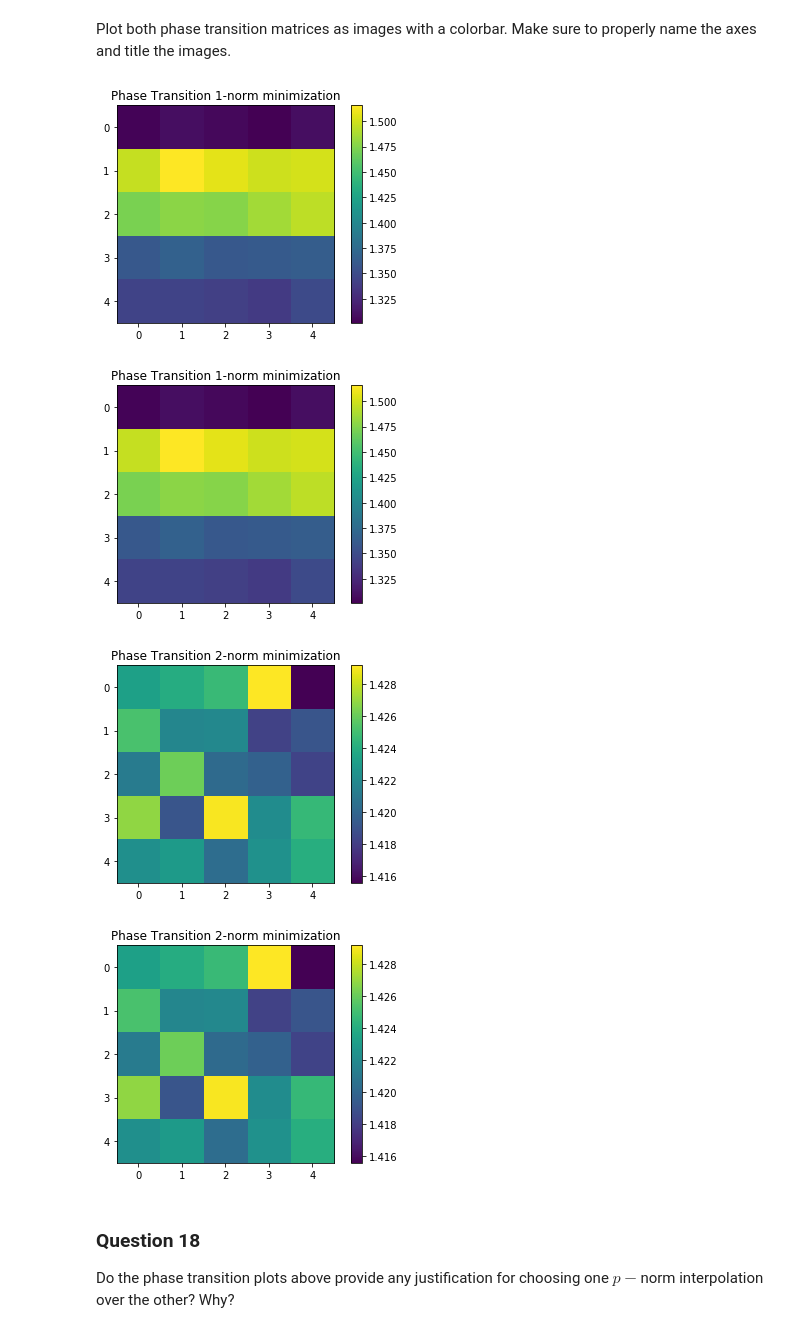
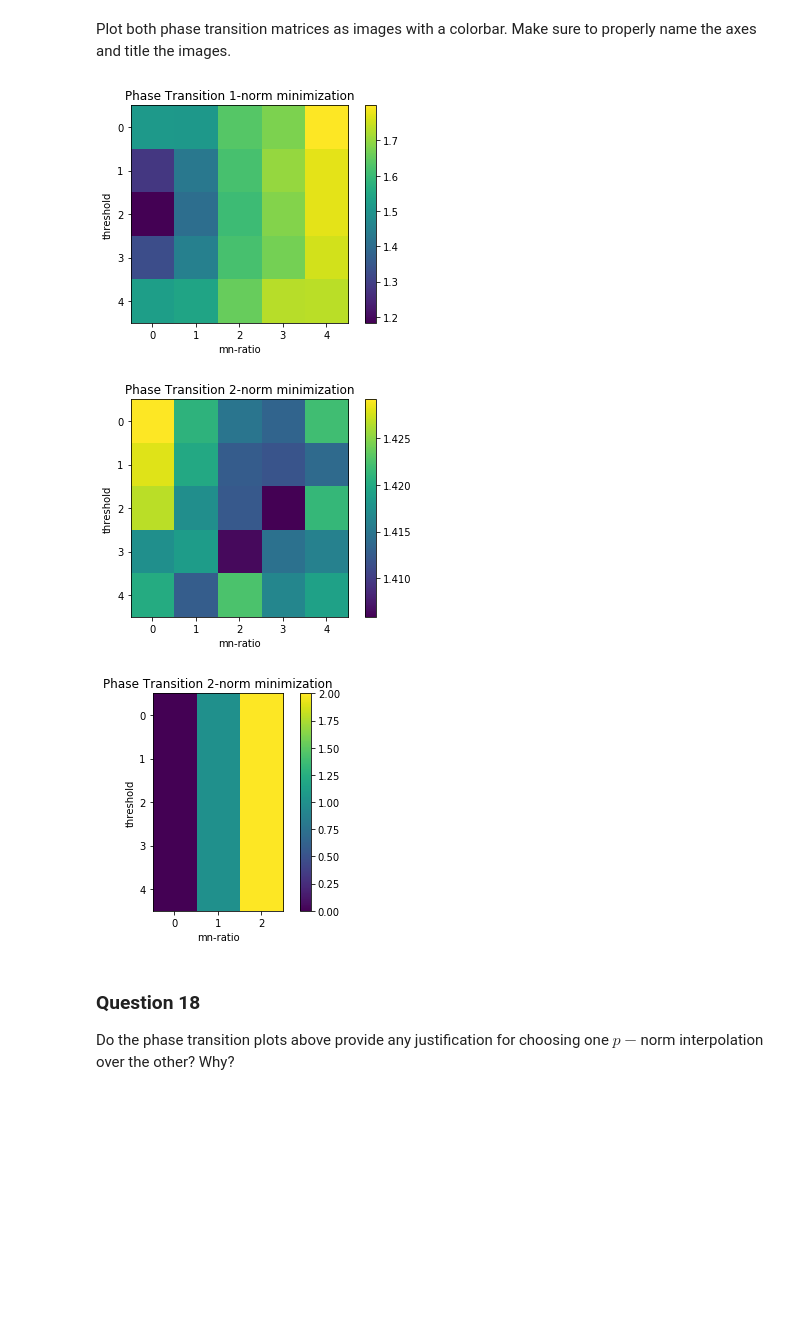
Before and after one commit to senakicir/ntds_project, a Jupyter notebook: 4_graph_signal_processing.ipynb, the cells around one changed output. Saved outputs shown, nothing was run; the diff lists cells and outputs as text; code cells hidden in the pictures; blank space fills up the shorter version.

```diff
--- a/4_graph_signal_processing.ipynb
+++ b/4_graph_signal_processing.ipynb
@@ -743,19 +711,21 @@ def phase_transition(mn_ratios, thresholds, n_trials, labels, p):
 
     for column_ind, mn_ratio in enumerate(mn_ratios):
         m = int(mn_ratio * n_nodes)
+
         for row_ind, threshold in enumerate(thresholds):
+            global labels_bin
             labels_bin = np.empty((len(labels),))
             labels_bin[labels<threshold] = -1
             labels_bin[labels>=threshold] = 1
+
             for _ in range(n_trials):
+                global w
                 w = np.zeros((n_nodes,))
                 w[np.random.choice(n_nodes, m, replace=False)] = 1
                 sol_norm = graph_pnorm_interpolation(gradient, P, x0=np.random.randn(n_nodes), p=p)
                 sol_norm[sol_norm<threshold] = -1
                 sol_norm[sol_norm>=threshold] = 1
                 pt_matrix[row_ind,column_ind] = pt_matrix[row_ind,column_ind] + relative_error(sol_norm)
-    # Create sample mask.
-    # Solve p-norm interpolation.
 
     # Aggregate.
     pt_matrix = pt_matrix/n_trials
@@ -767,9 +737,9 @@ Pick 5 "m/n" ratios in $(0, 1)$ and 5 threshold levels in $(-1, 1)$ and run the
 # %%
 mn_ratios = [0.2,0.4,0.6,0.7,0.8]# Your code here.
 
-thresholds = [0,-0.5,0.5,-0.25,0.25]# Your code here.
+thresholds = [-0.5, -0.25, 0, 0.25, 0.5]# Your code here.
 
-n_trials = 20
+n_trials = 10
 
 pt_matrix_1norm = phase_transition(mn_ratios, thresholds, n_trials, labels, p=1)# Your code here.
 
@@ -797,25 +767,45 @@ Plot both phase transition matrices as images with a colorbar. Make sure to prop
 # %%
 # Your code here.
 fig = plt.figure()
 ax = fig.add_subplot(111)
 im = ax.imshow(pt_matrix_1norm)
 plt.colorbar(im)
+plt.ylabel("threshold")
+plt.xlabel("mn-ratio")
 plt.title('Phase Transition 1-norm minimization')
 plt.show()
 plt.close(fig)
 
 fig = plt.figure()
 ax = fig.add_subplot(111)
 im = ax.imshow(pt_matrix_2norm)
 plt.colorbar(im)
+plt.ylabel("threshold")
+plt.xlabel("mn-ratio")
 plt.title('Phase Transition 2-norm minimization')
 plt.show()
 plt.close(fig)
 # %% [output]
-[figure, old version]
+[figure, new version]
-[figure, old version]
+[figure, new version]
-[figure, removed]
-[figure, removed]
+# %%
+ind = 0
+a = np.zeros([5,3])
+for i in range(3): #mn ratio
+    for j in range(5): #threshold
+        a[j,i] = i
+        ind += 1
+fig = plt.figure()
+ax = fig.add_subplot(111)
+im = ax.imshow(a)
+plt.colorbar(im)
+plt.ylabel("threshold")
+plt.xlabel("mn-ratio")
+plt.title('Phase Transition 2-norm minimization')
+plt.show()
+plt.close(fig)
+# %% [output]
+[figure, added]
 # %% [markdown]
 ### Question 18
 
```
Also changed, not shown: parts of 27 cells of this notebook.
